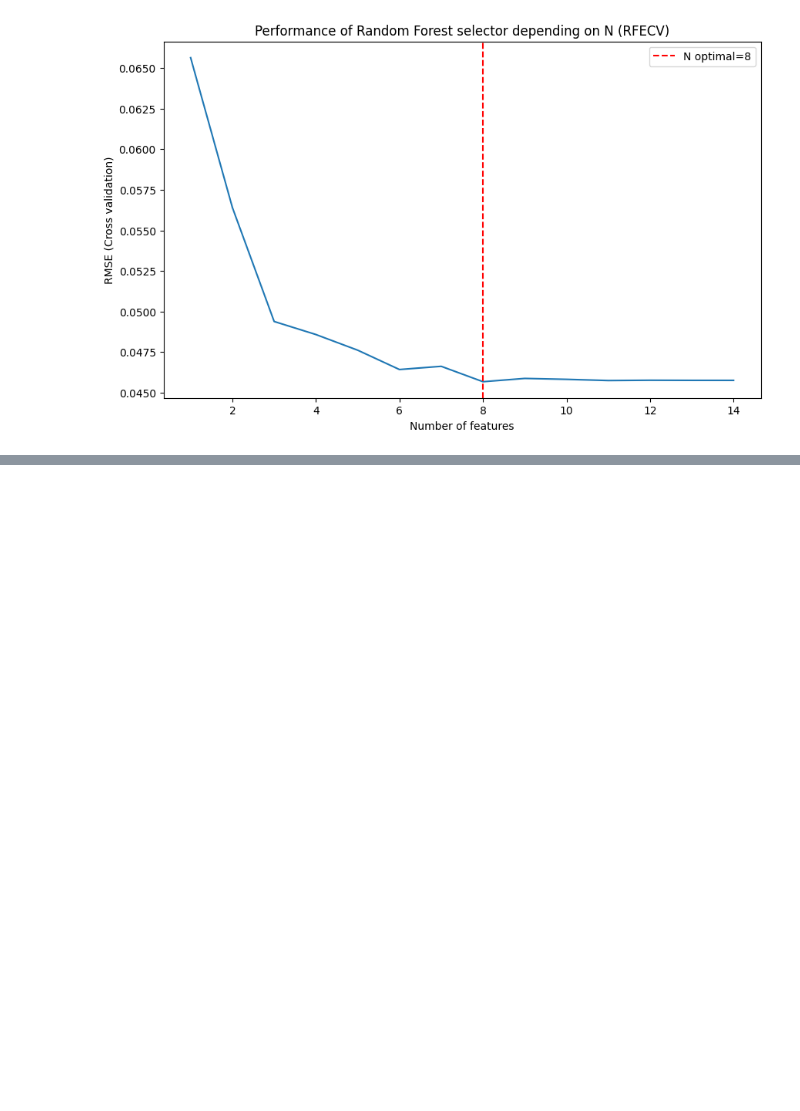
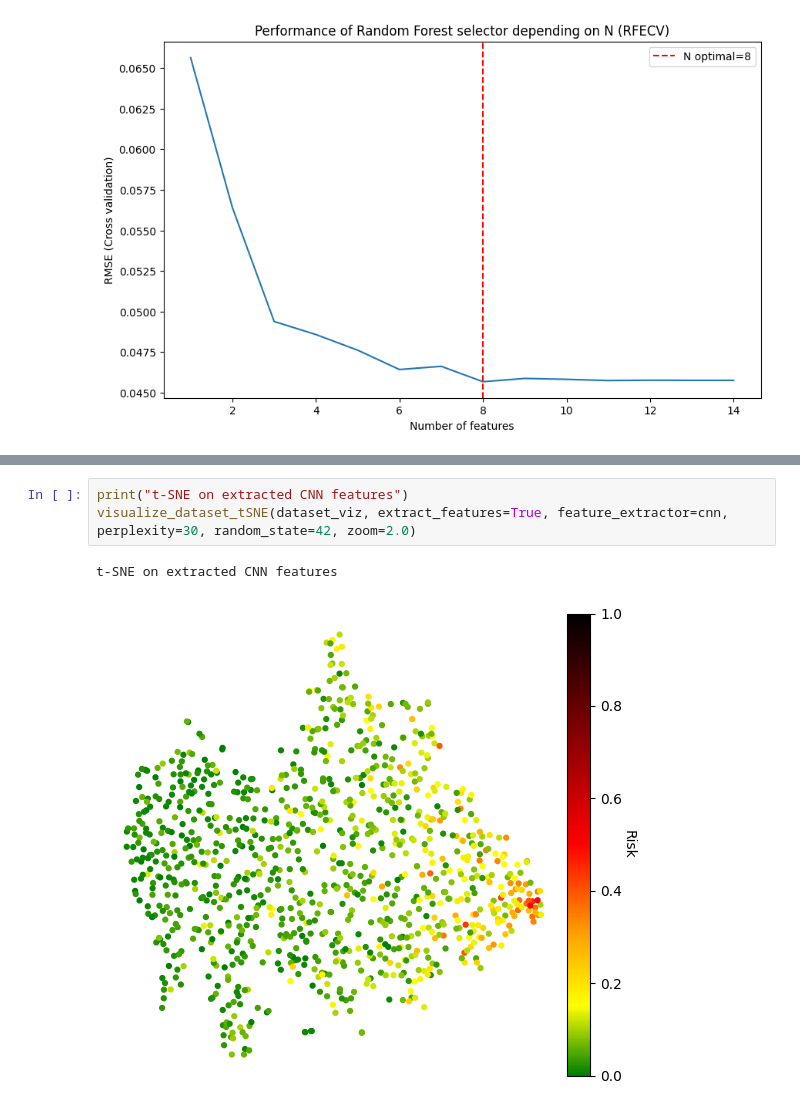
Before and after one commit to thomasrixen/LELEC2870-Project, a Jupyter notebook: Full pipeline/final_pipeline.ipynb, the cells around one changed output, grey strips where cells are left out. Cells and saved outputs as stored; diff of their text form; blank space fills up the shorter version.

```diff
--- a/Full pipeline/final_pipeline.ipynb
+++ b/Full pipeline/final_pipeline.ipynb
@@ -385,0 +521,6 @@ Fitting 5 folds for each of 9 candidates, totalling 45 fits
+# %%
+print("t-SNE on extracted CNN features")
+visualize_dataset_tSNE(dataset_viz, extract_features=True, feature_extractor=cnn, perplexity=30, random_state=42, zoom=2.0)
+# %% [output]
+t-SNE on extracted CNN features
+[figure, added]
```
Also changed, not shown: parts of 13 cells of this notebook, 3 other files.
